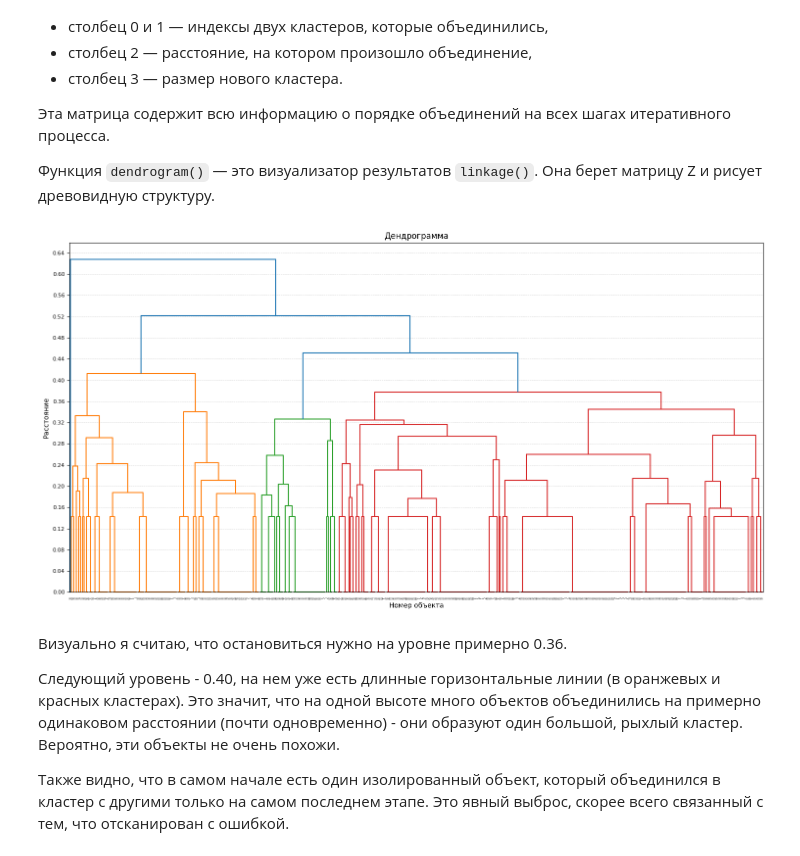
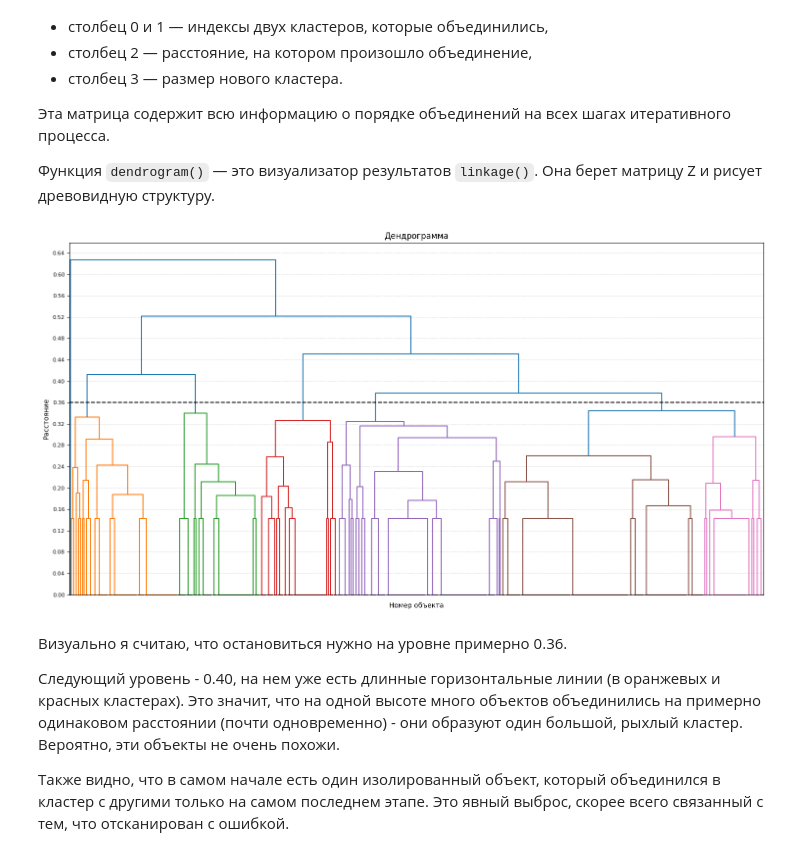
Before and after one commit to kathykkKk/python-data-analysis, a Jupyter notebook: HW1/lab1.ipynb, the cells around one changed output. Saved outputs shown, nothing was run; the diff lists cells and outputs as text; code cells hidden in the pictures.

```diff
--- a/HW1/lab1.ipynb
+++ b/HW1/lab1.ipynb
@@ -214,28 +326,27 @@ Z = linkage(y, metric='...', method='...')
 # %%
 n = len(X)
 
-# 'euclidean', 'sqeuclidean', 'cityblock', 'minkowski', 'hamming', 'cosine', 'correlation', 'seuclidean'
 distance_metric = 'hamming'
-
-# 'average', 'weighted', 'centroid', 'single', 'complete', 'median'
 linkage_method = 'average'
 
 Z = linkage(X, metric=distance_metric, method=linkage_method)
 
 fig, ax = plt.subplots(figsize=(15, 8))
-dendrogram(Z, labels=np.arange(n), leaf_font_size=2, ax=ax)
+dendrogram(Z, color_threshold=0.344, leaf_font_size=2, ax=ax)
+ax.set_xticklabels([])
 ax.yaxis.set_major_locator(MaxNLocator(nbins=20))
 ax.tick_params(axis='y', labelsize=8)
 ax.grid(axis='y', which='major', linestyle='--', linewidth=0.5, alpha=0.7)
 ax.set_axisbelow(True)
+ax.axhline(y=0.36, color='black', linestyle='--', linewidth=1.5)
 
 ax.set_title('Дендрограмма')
 ax.set_xlabel('Номер объекта')
 ax.set_ylabel('Расстояние')
 plt.tight_layout()
 plt.show()
 # %% [output]
-[figure, old version]
+[figure, new version]
 # %% [markdown]
 Визуально я считаю, что остановиться нужно на уровне примерно 0.36.
 
```
Also changed, not shown: parts of 37 cells of this notebook, 3 other files.
